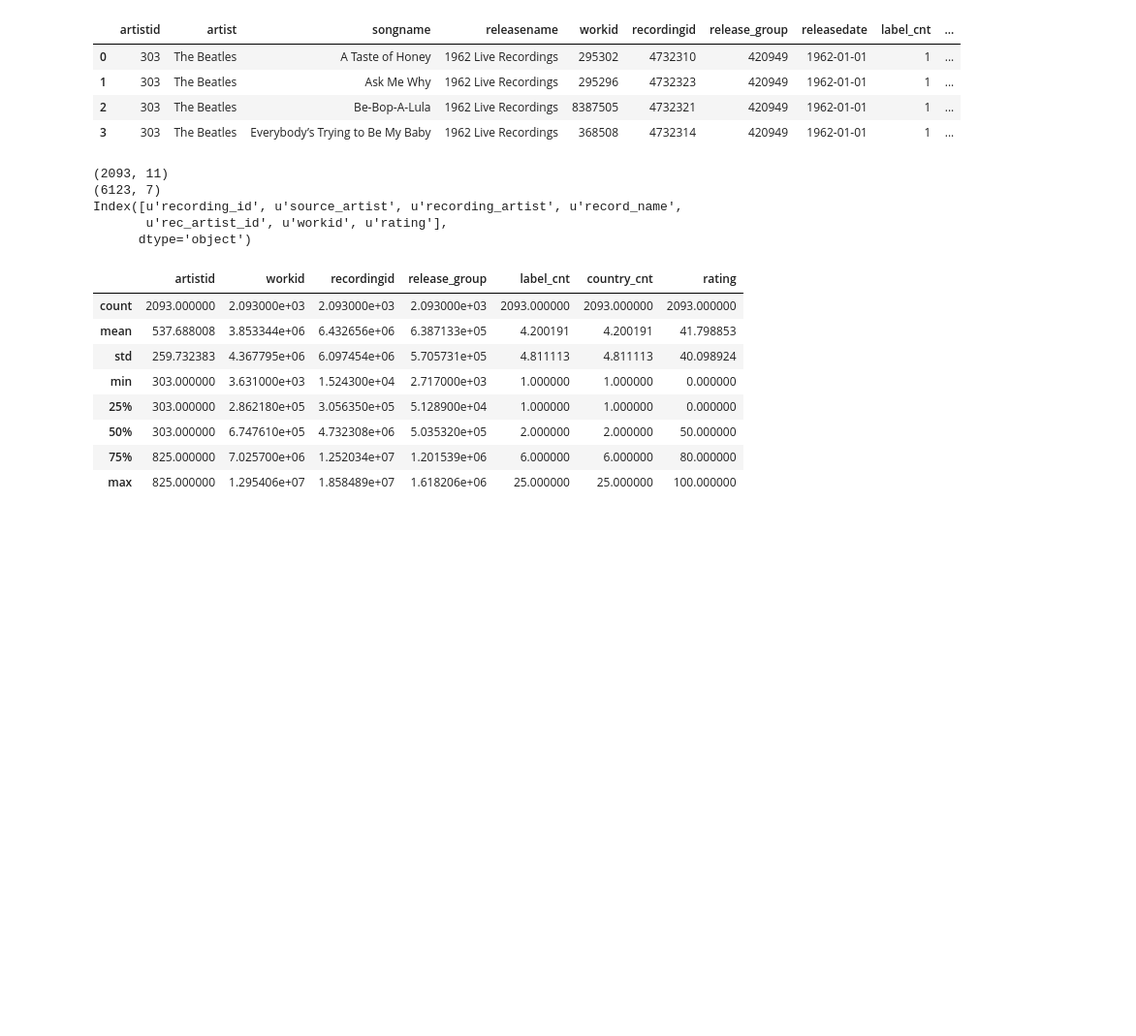
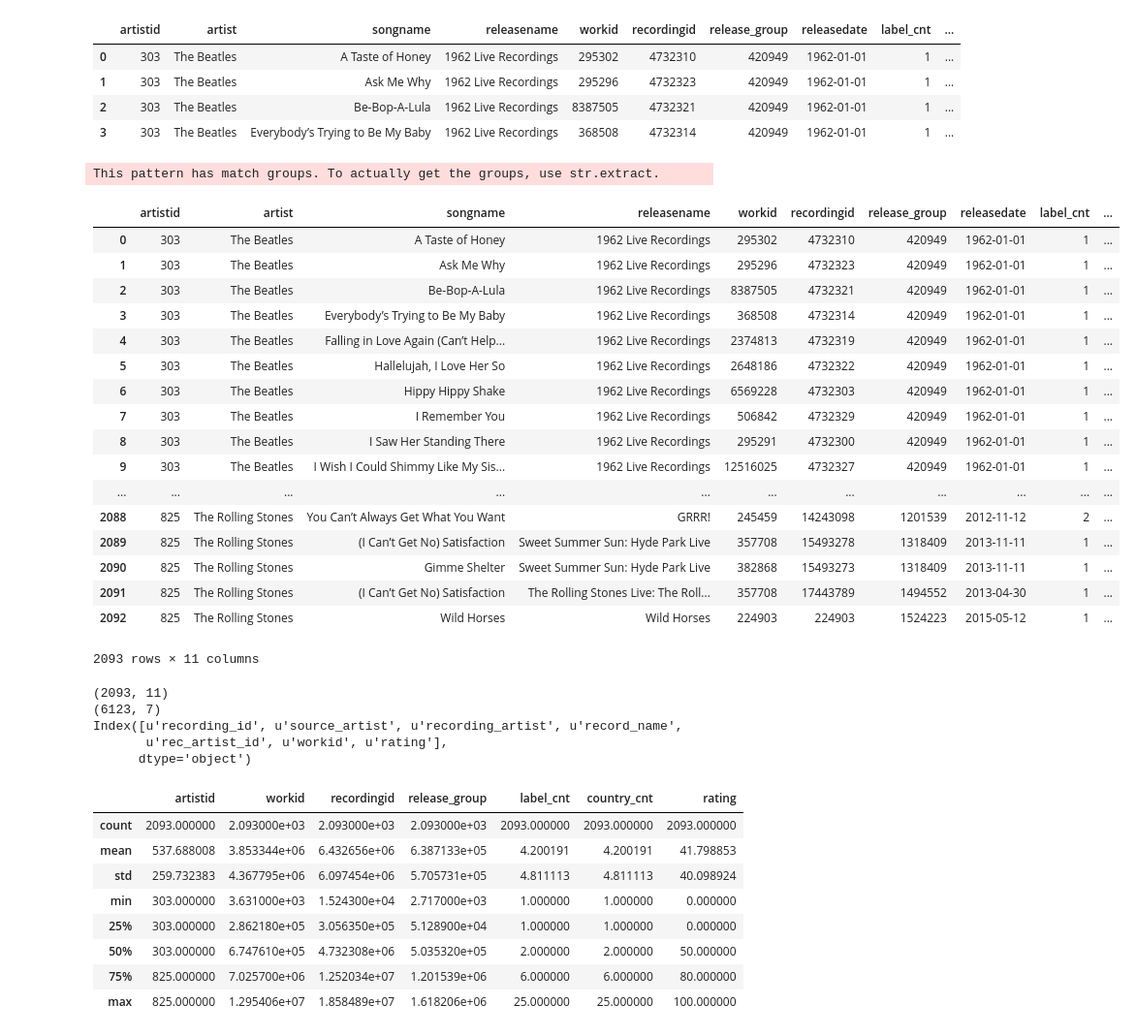
Before and after one commit to maxrose61/GA_DS, a Jupyter notebook: FInal_Project/_maxrose_dsFinal_03 NLP.ipynb, the cells around one changed output. Shown at 97% size. Drawn from its saved outputs; the diff is of its cells as text; code cells hidden in the pictures; blank space fills up the shorter version.

Commit message:
clean data for analysis

```diff
--- a/FInal_Project/_maxrose_dsFinal_03 NLP.ipynb
+++ b/FInal_Project/_maxrose_dsFinal_03 NLP.ipynb
@@ -43,6 +43,36 @@ bs.head(4)
 | 1 | 303 | The Beatles | Ask Me Why | 1962 Live Recordings | 295296 | 4732323 | 420949 | 1962-01-01 | 1 | ... |
 | 2 | 303 | The Beatles | Be-Bop-A-Lula | 1962 Live Recordings | 8387505 | 4732321 | 420949 | 1962-01-01 | 1 | ... |
 | 3 | 303 | The Beatles | Everybody’s Trying to Be My Baby | 1962 Live Recordings | 368508 | 4732314 | 420949 | 1962-01-01 | 1 | ... |
+# %%
+# Update various data mistakes
+bs.set_value(bs.songname.str.contains('Keep'), 'songname', 'Keep Your Hands Off My Baby')
+bs.set_value(bs.songname.str.contains('Baby You’re a Rich Man'), 'songname', 'Baby, You’re a Rich Man')
+bs.set_value(bs.songname.str.contains("It's Only Rock 'n' Roll (but I Like It)"), 'songname', "It's Only Rock 'n Roll (But I Like It)")
+bs.set_value(bs.songname.str.contains("When I’m Sixty‐Four"), 'songname', "When I'm Sixty-Four")
+bs.set_value(bs.songname.str.contains("Ob‐La‐Di, Ob‐La‐Da"), 'songname', "Ob-La-Di, Ob-La-Da")
+bs.set_value(bs.songname.str.contains("Sure To Fall"), 'songname', "Sure To Fall (In Love With You)")
+bs.set_value(bs.songname.str.contains("Honey, Don’t!"), 'songname', "Honey, Don’t")
+bs.set_value(bs.songname.str.contains("Love in Vain Blues"), 'songname', "Love in Vain")
+# %% [output]
+This pattern has match groups. To actually get the groups, use str.extract.
+|  | artistid | artist | songname | releasename | workid | recordingid | release_group | releasedate | label_cnt | ... |
+| 0 | 303 | The Beatles | A Taste of Honey | 1962 Live Recordings | 295302 | 4732310 | 420949 | 1962-01-01 | 1 | ... |
+| 1 | 303 | The Beatles | Ask Me Why | 1962 Live Recordings | 295296 | 4732323 | 420949 | 1962-01-01 | 1 | ... |
+| 2 | 303 | The Beatles | Be-Bop-A-Lula | 1962 Live Recordings | 8387505 | 4732321 | 420949 | 1962-01-01 | 1 | ... |
+| 3 | 303 | The Beatles | Everybody’s Trying to Be My Baby | 1962 Live Recordings | 368508 | 4732314 | 420949 | 1962-01-01 | 1 | ... |
+| 4 | 303 | The Beatles | Falling in Love Again (Can’t Help... | 1962 Live Recordings | 2374813 | 4732319 | 420949 | 1962-01-01 | 1 | ... |
+| 5 | 303 | The Beatles | Hallelujah, I Love Her So | 1962 Live Recordings | 2648186 | 4732322 | 420949 | 1962-01-01 | 1 | ... |
+| 6 | 303 | The Beatles | Hippy Hippy Shake | 1962 Live Recordings | 6569228 | 4732303 | 420949 | 1962-01-01 | 1 | ... |
+| 7 | 303 | The Beatles | I Remember You | 1962 Live Recordings | 506842 | 4732329 | 420949 | 1962-01-01 | 1 | ... |
+| 8 | 303 | The Beatles | I Saw Her Standing There | 1962 Live Recordings | 295291 | 4732300 | 420949 | 1962-01-01 | 1 | ... |
+| 9 | 303 | The Beatles | I Wish I Could Shimmy Like My Sis... | 1962 Live Recordings | 12516025 | 4732327 | 420949 | 1962-01-01 | 1 | ... |
+| ... | ... | ... | ... | ... | ... | ... | ... | ... | ... | ... |
+| 2088 | 825 | The Rolling Stones | You Can’t Always Get What You Want | GRRR! | 245459 | 14243098 | 1201539 | 2012-11-12 | 2 | ... |
+| 2089 | 825 | The Rolling Stones | (I Can’t Get No) Satisfaction | Sweet Summer Sun: Hyde Park Live | 357708 | 15493278 | 1318409 | 2013-11-11 | 1 | ... |
+| 2090 | 825 | The Rolling Stones | Gimme Shelter | Sweet Summer Sun: Hyde Park Live | 382868 | 15493273 | 1318409 | 2013-11-11 | 1 | ... |
+| 2091 | 825 | The Rolling Stones | (I Can’t Get No) Satisfaction | The Rolling Stones Live: The Roll... | 357708 | 17443789 | 1494552 | 2013-04-30 | 1 | ... |
+| 2092 | 825 | The Rolling Stones | Wild Horses | Wild Horses | 224903 | 224903 | 1524223 | 2015-05-12 | 1 | ... |
+2093 rows × 11 columns
 # %%
 print bs.shape
 print covers.shape
```
Also changed, not shown: parts of 5 cells of this notebook, 3 other files.
